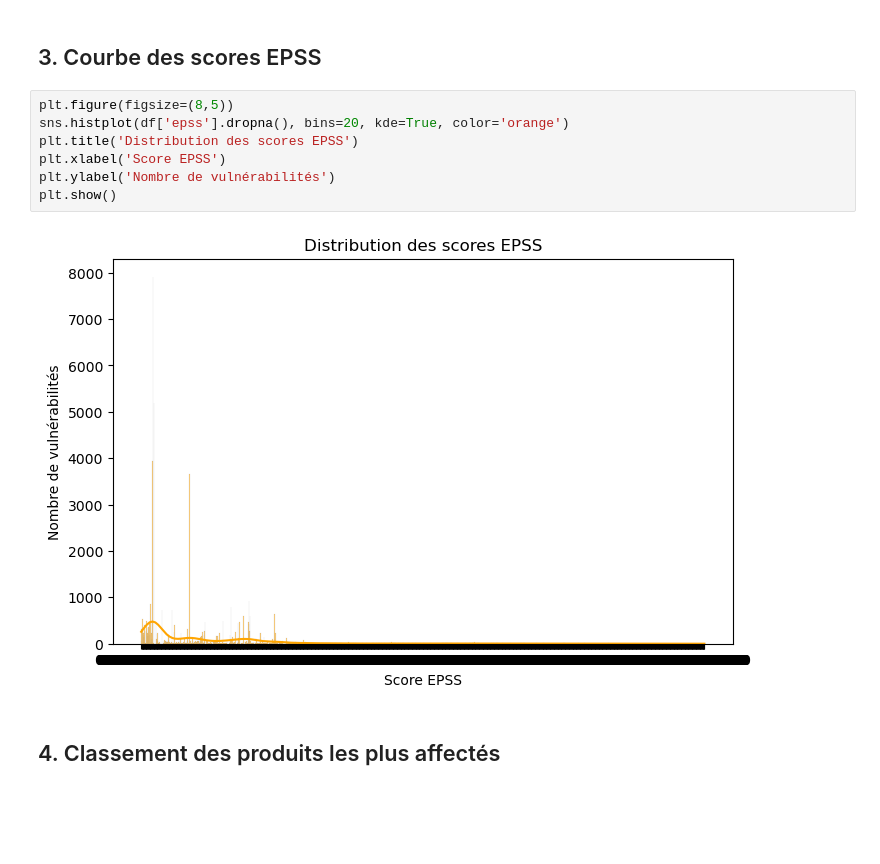
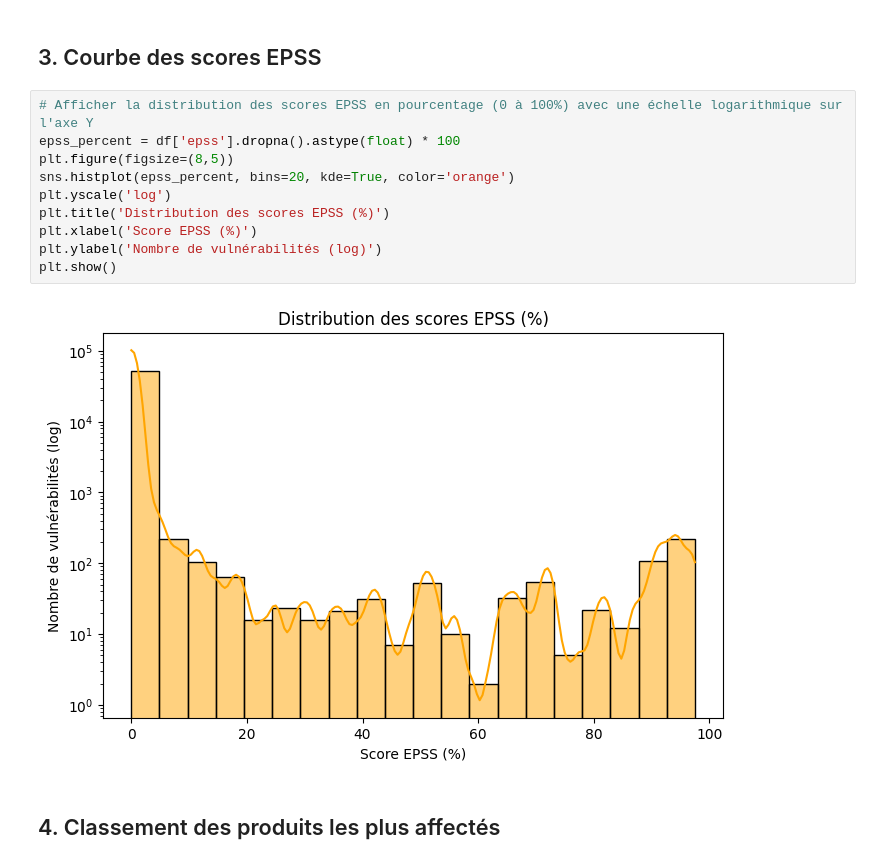
Before and after one commit to 3arly1/projet-mastercamp-data, a Jupyter notebook: mastercamp.ipynb, the cells around one changed output. Drawn from its saved outputs; the diff is of its cells as text; blank space fills up the shorter version.

```diff
--- a/mastercamp.ipynb
+++ b/mastercamp.ipynb
@@ -326,13 +347,16 @@ plt.show()
 # %% [markdown]
 ## 3. Courbe des scores EPSS
 # %%
+# Afficher la distribution des scores EPSS en pourcentage (0 à 100%) avec une échelle logarithmique sur l'axe Y
+epss_percent = df['epss'].dropna().astype(float) * 100
 plt.figure(figsize=(8,5))
-sns.histplot(df['epss'].dropna(), bins=20, kde=True, color='orange')
-plt.title('Distribution des scores EPSS')
-plt.xlabel('Score EPSS')
-plt.ylabel('Nombre de vulnérabilités')
+sns.histplot(epss_percent, bins=20, kde=True, color='orange')
+plt.yscale('log')
+plt.title('Distribution des scores EPSS (%)')
+plt.xlabel('Score EPSS (%)')
+plt.ylabel('Nombre de vulnérabilités (log)')
 plt.show()
 # %% [output]
-[figure, old version]
+[figure, new version]
 # %% [markdown]
 ## 4. Classement des produits les plus affectés
```
Also changed, not shown: parts of 15 cells of this notebook.
